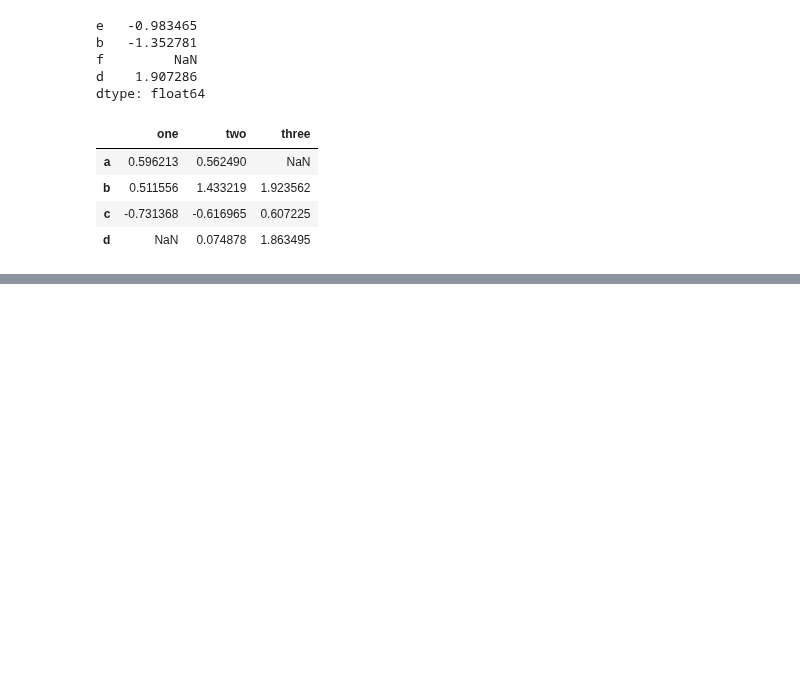
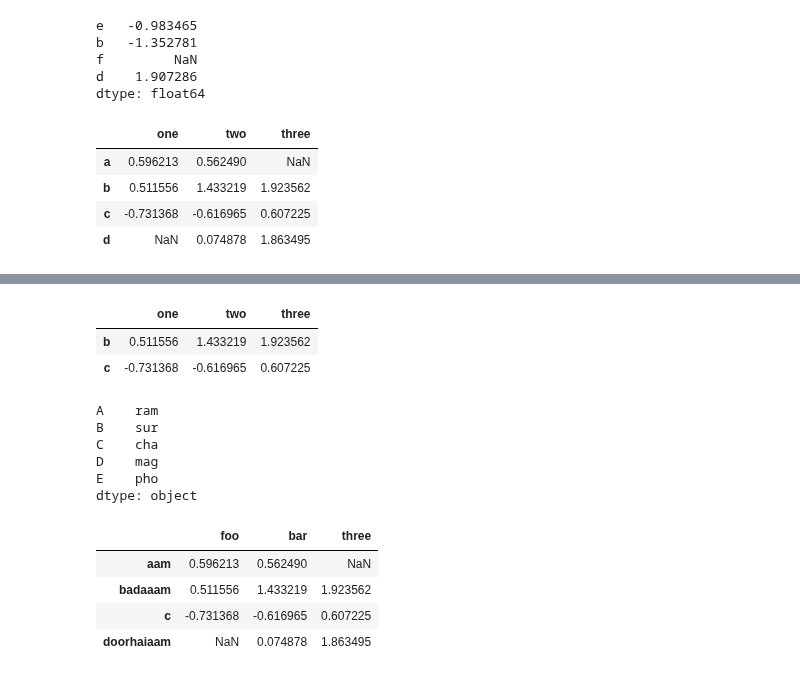
Before and after one commit to UtsavParashar/PythonProblems, a Jupyter notebook: PandasOffDoc.ipynb, the cells around one changed output, grey strips where cells are left out. Saved outputs shown, nothing was run; the diff lists cells and outputs as text; code cells hidden in the pictures; blank space fills up the shorter version.

```diff
--- a/PandasOffDoc.ipynb
+++ b/PandasOffDoc.ipynb
@@ -3237,0 +3247,26 @@ Freq: D, dtype: float64
+# %%
+df.reindex(df.index.difference(['a', 'd']))
+# %% [output]
+|  | one | two | three |
+| b | 0.511556 | 1.433219 | 1.923562 |
+| c | -0.731368 | -0.616965 | 0.607225 |
+# %%
+s = pd.Series(['ram', 'sur', 'cha', 'mag', 'pho'], index=['a', 'b', 'c', 'd', 'e'])
+s.rename(str.upper)
+# %% [output]
+A    ram
+B    sur
+C    cha
+D    mag
+E    pho
+dtype: object
+# %%
+df.rename(columns={'one': 'foo', 'two':'bar'},
+         index={'a':'aam', 'b':'badaaam', 'd':'doorhaiaam', 'e':'eaam'}
+         )
+# %% [output]
+|  | foo | bar | three |
+| aam | 0.596213 | 0.562490 | NaN |
+| badaaam | 0.511556 | 1.433219 | 1.923562 |
+| c | -0.731368 | -0.616965 | 0.607225 |
+| doorhaiaam | NaN | 0.074878 | 1.863495 |
```
Also changed, not shown: parts of 31 cells of this notebook, 1 other file.
